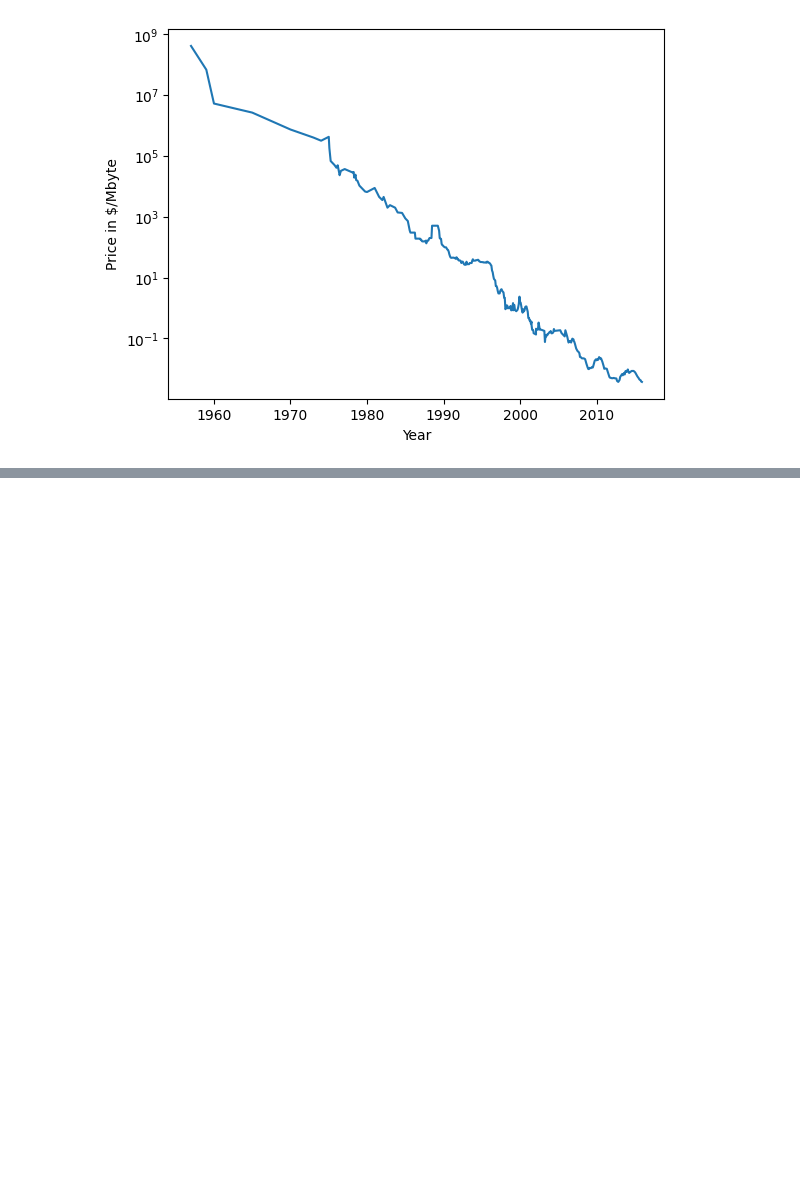
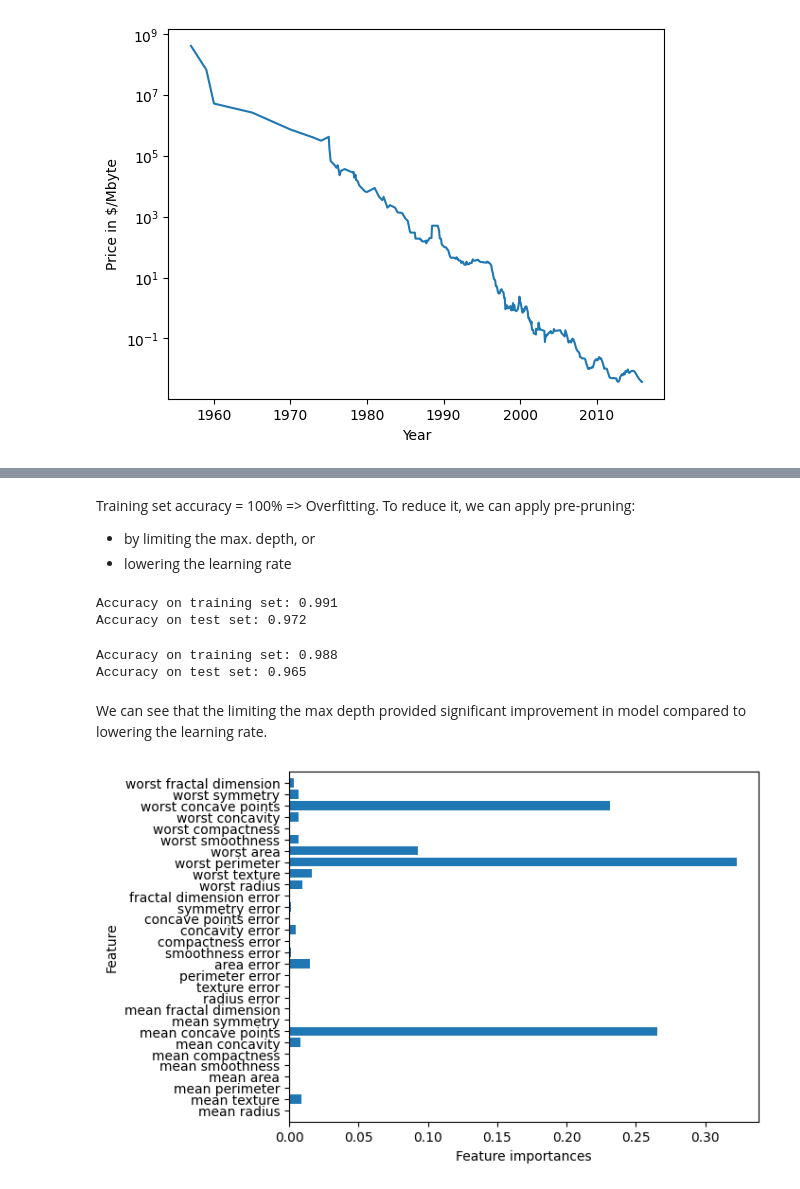
Before and after one commit to Sweta-Das/ML-with-Python, a Jupyter notebook: 2_4_Naive_Bayes_Classifiers_&_Decision_Trees.ipynb, the cells around one changed output, grey strips where cells are left out. Cells and saved outputs as stored; diff of their text form; code cells hidden in the pictures; blank space fills up the shorter version.

```diff
--- a/2_4_Naive_Bayes_Classifiers_&_Decision_Trees.ipynb
+++ b/2_4_Naive_Bayes_Classifiers_&_Decision_Trees.ipynb
@@ -163,0 +304,34 @@ Text(0, 0.5, 'Price in $/Mbyte')
+# %% [markdown]
+Training set accuracy = 100% => Overfitting. To reduce it, we can apply pre-pruning:<br/>
+- by limiting the max. depth, or
+- lowering the learning rate
+# %%
+# Checking accuracy by limiting the max. depth
+gbrt = GradientBoostingClassifier(random_state = 0, max_depth= 1)
+gbrt.fit(X_train, y_train)
+
+print("Accuracy on training set: {:.3f}".format(gbrt.score(X_train, y_train)))
+print("Accuracy on test set: {:.3f}".format(gbrt.score(X_test, y_test)))
+# %% [output]
+Accuracy on training set: 0.991
+Accuracy on test set: 0.972
+# %%
+# Checking accuracy by lowering the learning rate
+gbrt = GradientBoostingClassifier(random_state = 0, learning_rate= 0.01)
+gbrt.fit(X_train, y_train)
+
+print("Accuracy on training set: {:.3f}".format(gbrt.score(X_train, y_train)))
+print("Accuracy on test set: {:.3f}".format(gbrt.score(X_test, y_test)))
+# %% [output]
+Accuracy on training set: 0.988
+Accuracy on test set: 0.965
+# %% [markdown]
+We can see that the limiting the max depth provided significant improvement in model compared to lowering the learning rate.
+# %%
+# Checking feature importance after limiting the max. depth
+gbrt = GradientBoostingClassifier(random_state = 0, max_depth= 1)
+gbrt.fit(X_train, y_train)
+
+plot_feature_importances_cancer(gbrt)
+# %% [output]
+[figure, added]
```
Also changed, not shown: parts of 22 cells of this notebook.
